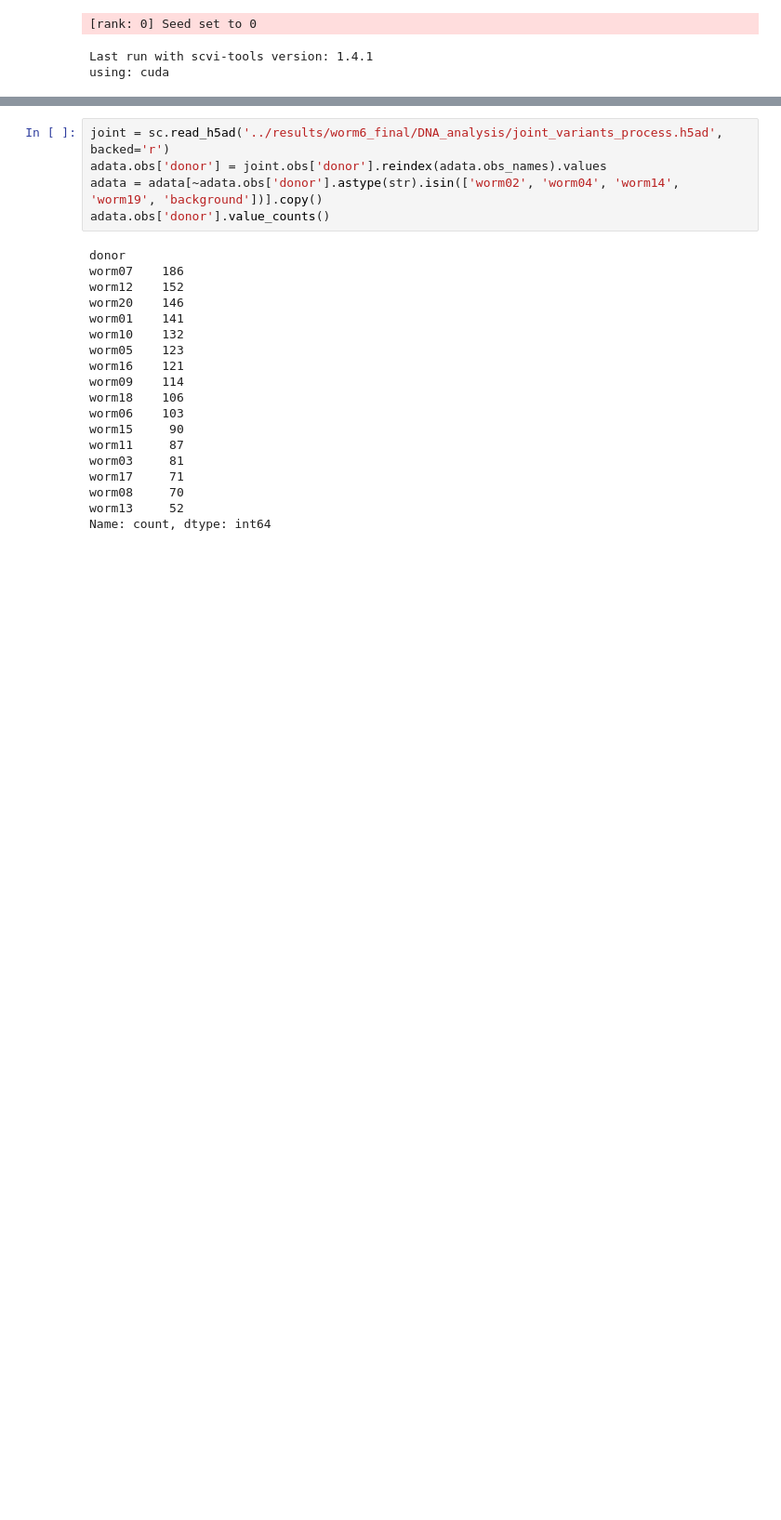
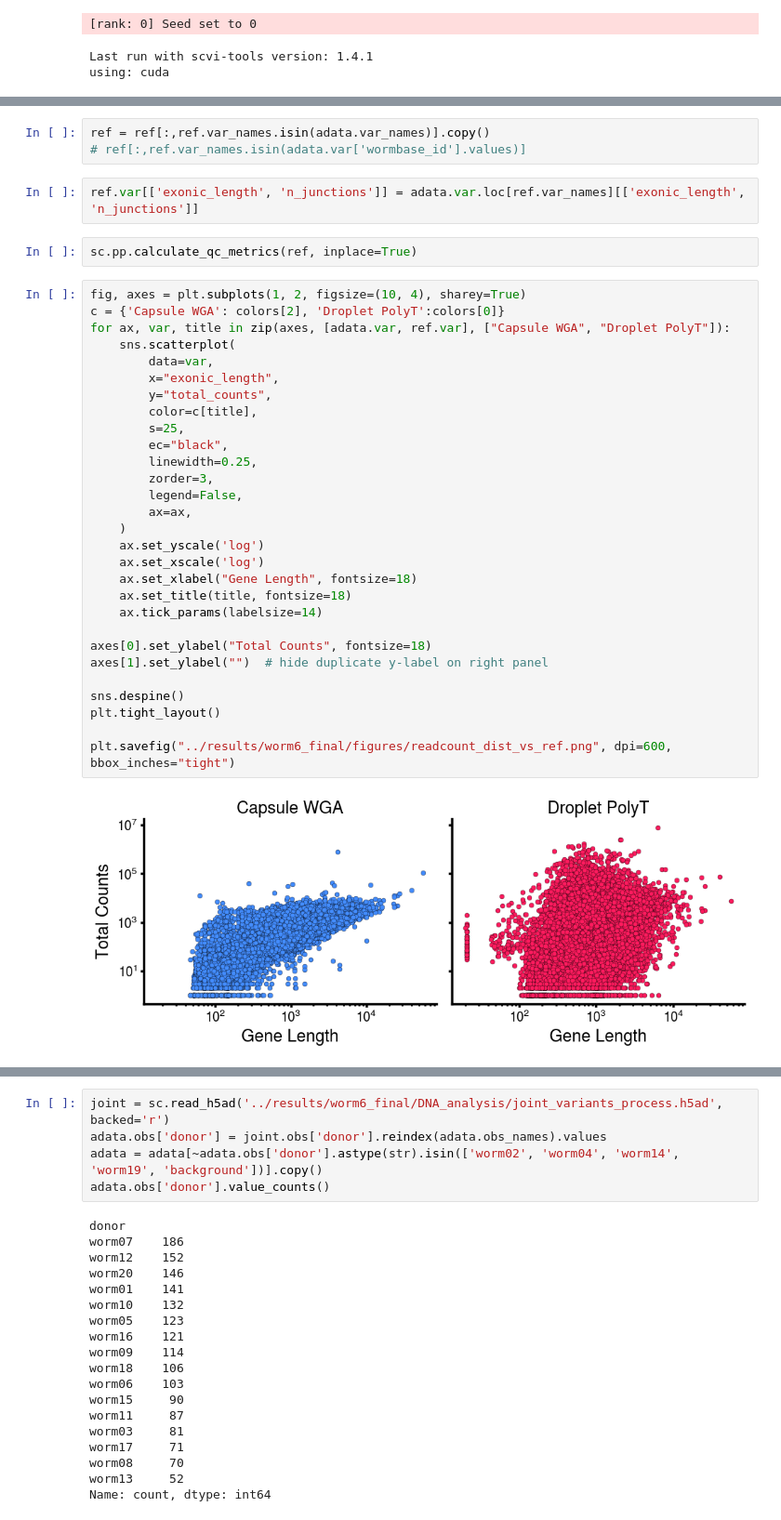
Before and after one commit to SrivatsanLab/SPC_genome, a Jupyter notebook: notebooks/worm6_final_GEX.ipynb, the cells around one changed output, grey strips where cells are left out. Shown at 93% size. Drawn from its saved outputs; the diff is of its cells as text; blank space fills up the shorter version.

```diff
--- a/notebooks/worm6_final_GEX.ipynb
+++ b/notebooks/worm6_final_GEX.ipynb
@@ -71,0 +138,38 @@ using: cuda
+# %%
+ref = ref[:,ref.var_names.isin(adata.var_names)].copy()
+# ref[:,ref.var_names.isin(adata.var['wormbase_id'].values)]
+# %%
+ref.var[['exonic_length', 'n_junctions']] = adata.var.loc[ref.var_names][['exonic_length', 'n_junctions']]
+# %%
+sc.pp.calculate_qc_metrics(ref, inplace=True)
+# %%
+fig, axes = plt.subplots(1, 2, figsize=(10, 4), sharey=True)
+c = {'Capsule WGA': colors[2], 'Droplet PolyT':colors[0]}
+for ax, var, title in zip(axes, [adata.var, ref.var], ["Capsule WGA", "Droplet PolyT"]):
+    sns.scatterplot(
+        data=var,
+        x="exonic_length",
+        y="total_counts",
+        color=c[title],
+        s=25,
+        ec="black",
+        linewidth=0.25,
+        zorder=3,
+        legend=False,
+        ax=ax,
+    )
+    ax.set_yscale('log')
+    ax.set_xscale('log')
+    ax.set_xlabel("Gene Length", fontsize=18)
+    ax.set_title(title, fontsize=18)
+    ax.tick_params(labelsize=14)
+
+axes[0].set_ylabel("Total Counts", fontsize=18)
+axes[1].set_ylabel("")  # hide duplicate y-label on right panel
+
+sns.despine()
+plt.tight_layout()
+
+plt.savefig("../results/worm6_final/figures/readcount_dist_vs_ref.png", dpi=600, bbox_inches="tight")
+# %% [output]
+[figure, added]
```
Also changed, not shown: parts of 19 cells of this notebook, 1 other file.
